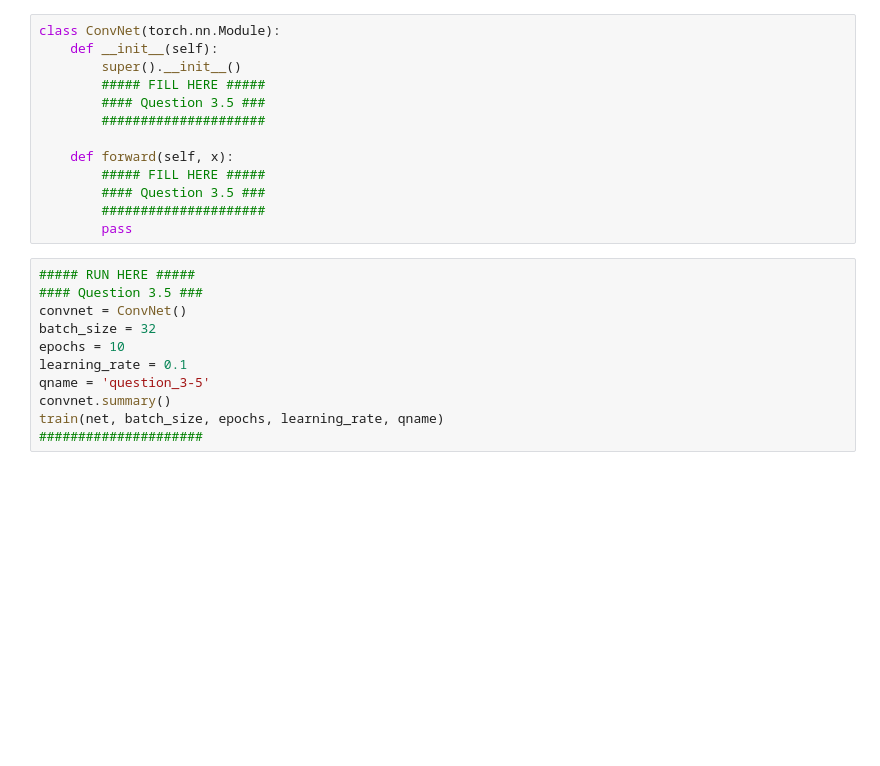
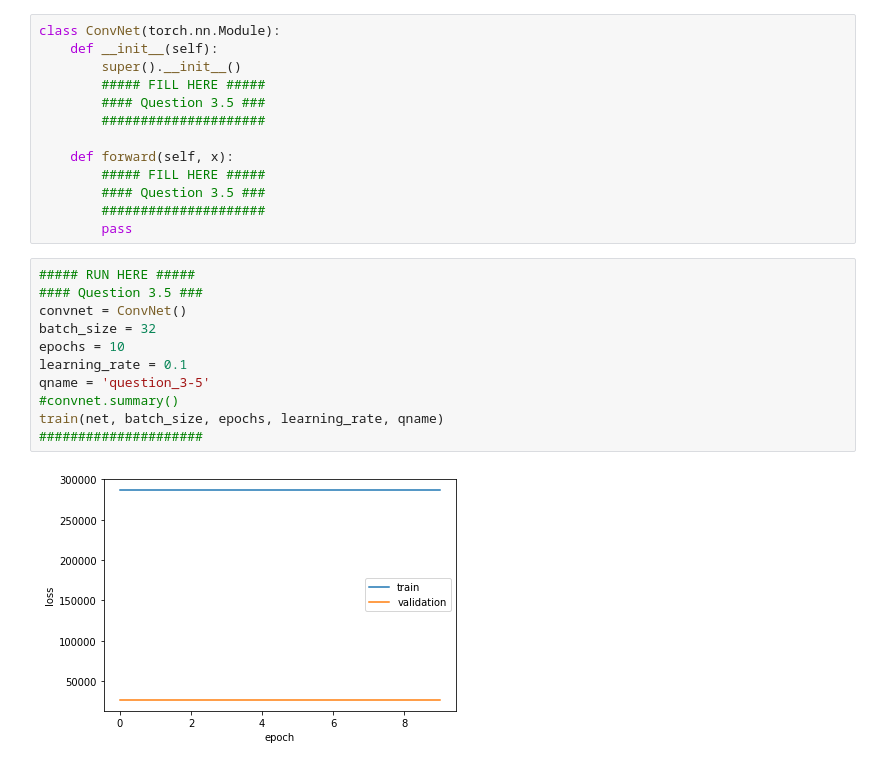
Before and after one commit to lyrorz/Info2, a Jupyter notebook: CSME2-WS21-BPA2-CastingClassification.ipynb, the cells around one changed output. Saved outputs shown, nothing was run; the diff lists cells and outputs as text; blank space fills up the shorter version.

```diff
--- a/CSME2-WS21-BPA2-CastingClassification.ipynb
+++ b/CSME2-WS21-BPA2-CastingClassification.ipynb
@@ -123,11 +144,13 @@ class ConvNet(torch.nn.Module):
 # %%
 ##### RUN HERE #####
 #### Question 3.5 ###
 convnet = ConvNet()
 batch_size = 32
 epochs = 10
 learning_rate = 0.1
 qname = 'question_3-5'
-convnet.summary()
+#convnet.summary()
 train(net, batch_size, epochs, learning_rate, qname)
 #####################
+# %% [output]
+[figure, added]
```
Also changed, not shown: parts of 5 cells of this notebook, 9 other files.
